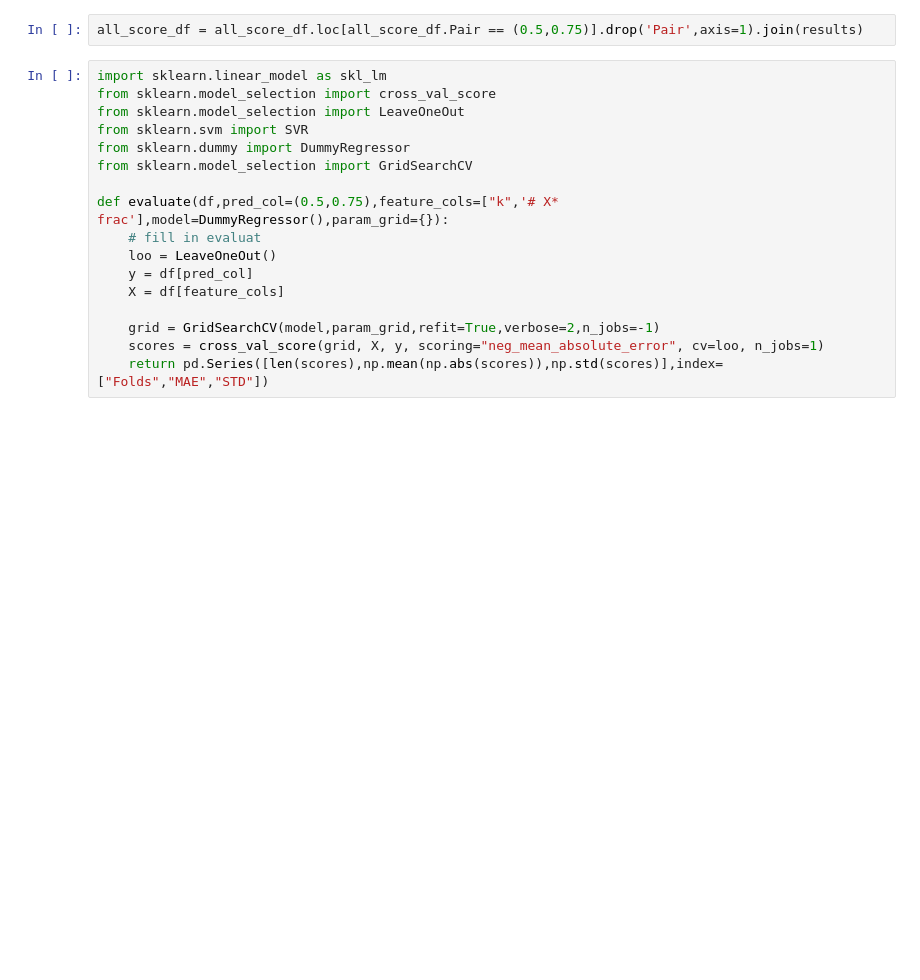
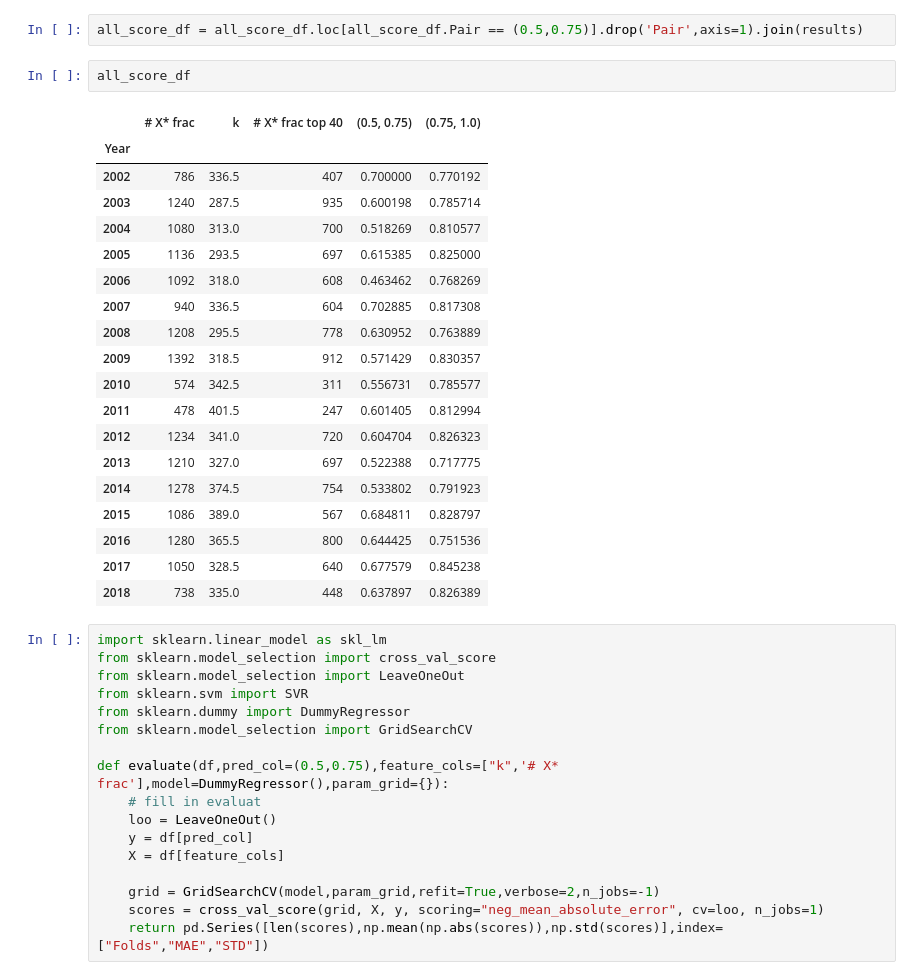
Before and after one commit to IGARDS/sensitivity_study, a Jupyter notebook: experiments/MarchMadness.ipynb, the cells around one changed output. Drawn from its saved outputs; the diff is of its cells as text; blank space fills up the shorter version.

```diff
--- a/experiments/MarchMadness.ipynb
+++ b/experiments/MarchMadness.ipynb
@@ -284,6 +284,28 @@ all_score_df.set_index("Year",inplace=True)
 2018
 # %%
 all_score_df = all_score_df.loc[all_score_df.Pair == (0.5,0.75)].drop('Pair',axis=1).join(results)
+# %%
+all_score_df
+# %% [output]
+|  | # X* frac | k | # X* frac top 40 | (0.5, 0.75) | (0.75, 1.0) |
+| Year |  |  |  |  |  |
+| 2002 | 786 | 336.5 | 407 | 0.700000 | 0.770192 |
+| 2003 | 1240 | 287.5 | 935 | 0.600198 | 0.785714 |
+| 2004 | 1080 | 313.0 | 700 | 0.518269 | 0.810577 |
+| 2005 | 1136 | 293.5 | 697 | 0.615385 | 0.825000 |
+| 2006 | 1092 | 318.0 | 608 | 0.463462 | 0.768269 |
+| 2007 | 940 | 336.5 | 604 | 0.702885 | 0.817308 |
+| 2008 | 1208 | 295.5 | 778 | 0.630952 | 0.763889 |
+| 2009 | 1392 | 318.5 | 912 | 0.571429 | 0.830357 |
+| 2010 | 574 | 342.5 | 311 | 0.556731 | 0.785577 |
+| 2011 | 478 | 401.5 | 247 | 0.601405 | 0.812994 |
+| 2012 | 1234 | 341.0 | 720 | 0.604704 | 0.826323 |
+| 2013 | 1210 | 327.0 | 697 | 0.522388 | 0.717775 |
+| 2014 | 1278 | 374.5 | 754 | 0.533802 | 0.791923 |
+| 2015 | 1086 | 389.0 | 567 | 0.684811 | 0.828797 |
+| 2016 | 1280 | 365.5 | 800 | 0.644425 | 0.751536 |
+| 2017 | 1050 | 328.5 | 640 | 0.677579 | 0.845238 |
+| 2018 | 738 | 335.0 | 448 | 0.637897 | 0.826389 |
 # %%
 import sklearn.linear_model as skl_lm
 from sklearn.model_selection import cross_val_score
```
Also changed, not shown: parts of 1 cell of this notebook.
